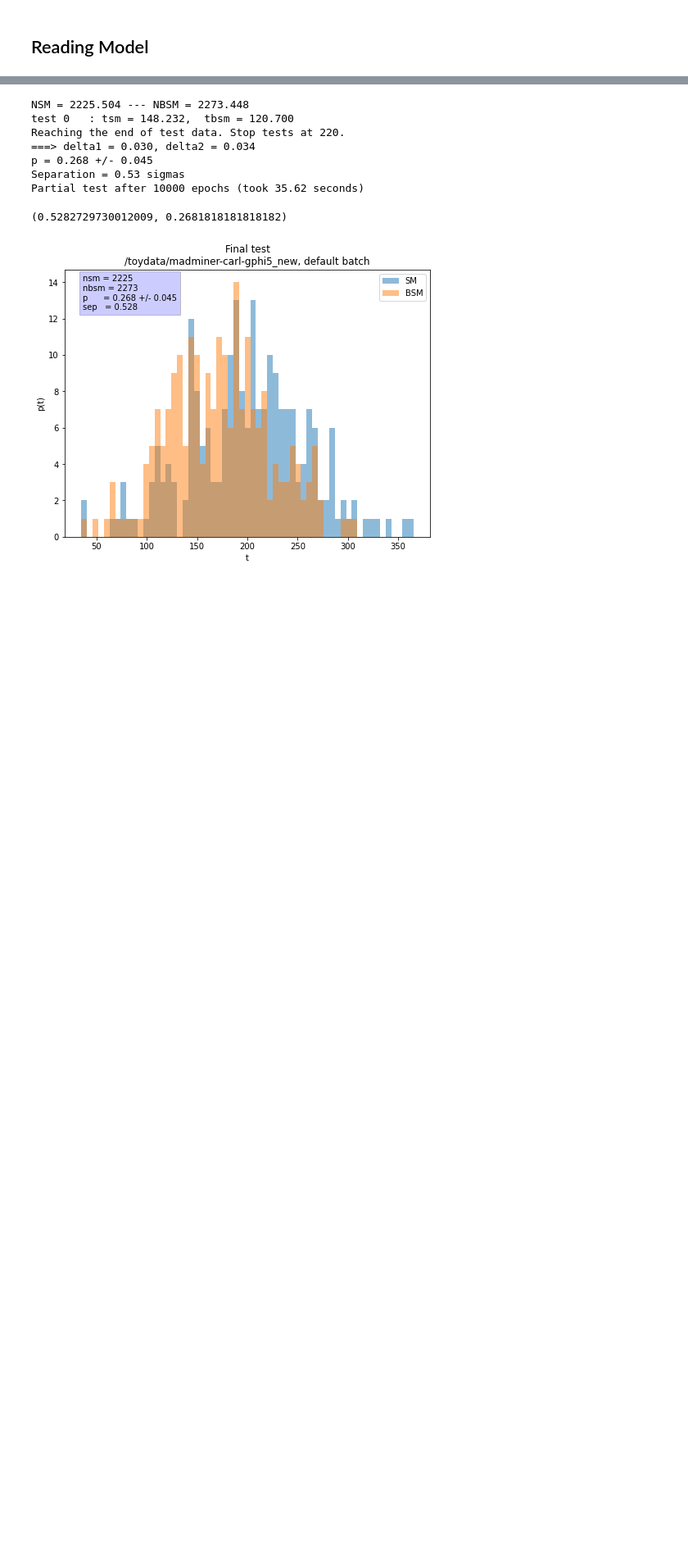
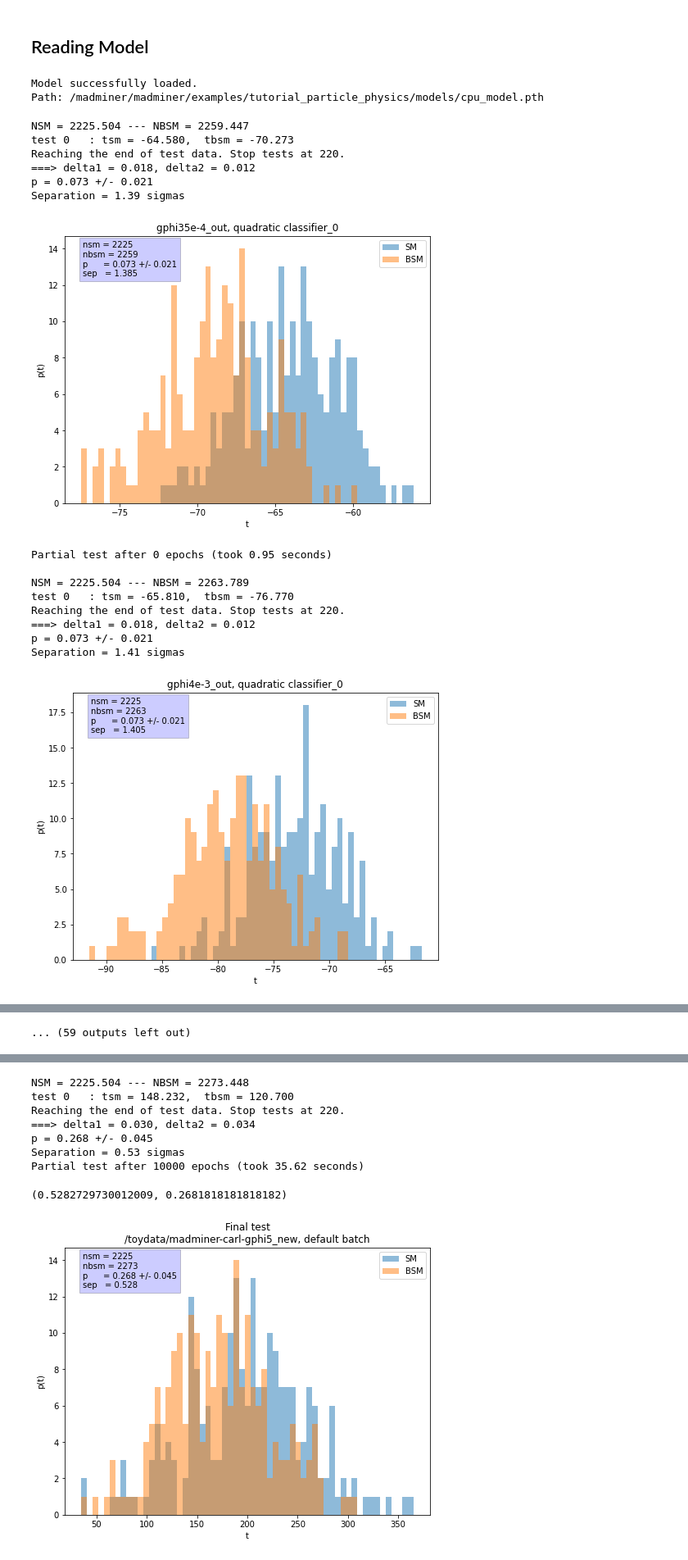
Before and after one commit to johannbrehmer/madminer, a Jupyter notebook: examples/tutorial_particle_physics/TestEstimator-Light.ipynb, the cells around one changed output, grey strips where cells are left out. Shown at 82% size. Drawn from its saved outputs; the diff is of its cells as text; code cells hidden in the pictures; blank space fills up the shorter version.

Commit message:
new tests using new data and paper units.

```diff
--- a/examples/tutorial_particle_physics/TestEstimator-Light.ipynb
+++ b/examples/tutorial_particle_physics/TestEstimator-Light.ipynb
@@ -179,11 +181,10 @@ def test_model_qc(model, test_input_sm, test_input_bsm, bsmparval, NSM, NBSM, ep
         deltap = (delta1**2 + delta2**2)**0.5
 
         results_path = os.getcwd()
-        /home/chen/Documents/ParametrizedClassifier/TrainedModels/cpu_model.pth
         if verbose_t:
             print('p = %.3f +/- %.3f' %(p, deltap))
             print('Separation = %.2f sigmas'%(sep))
-            training_properties = '/toydata/madminer-carl-'+title
+            training_properties = title
             plot_histogram(tsm, tbsm, int(NSM), int(NBSM), p, deltap, sep, epochs, e,
                                 training_properties, results_path)
             print('Partial test after %d epochs (took %.2f seconds)\n'
@@ -258,9 +259,7 @@ def plot_histogram(tsm, tbsm, nsm, nbsm, p, deltap, sep, epochs,
 def TestEstimator(estimator, gphival, gphival_name='', withXS=True, title_message='', qc=False):
 
     #toy data file path
-    if not gphival_name:
-        gphival_name = gphival
-    f = h5py.File(os.getcwd()+'/toydata/gphi_toydata_test_%s_out.h5'%(gphival_name), 'r')
+    f = h5py.File(os.getcwd()+'/toydata/gphi_toydata_test_%s.h5'%(gphival_name), 'r')
 
     #parse data
     Data = np.array(f['Data'])
@@ -286,7 +285,9 @@ def TestEstimator(estimator, gphival, gphival_name='', withXS=True, title_messag
     BSM_Data = Data_test[Label_test==1, :]
 
     #for plotting/ printing
-    n_epochs = current_epoch = int(1e4)
+    #n_epochs = current_epoch = int(1e4)
+    n_epochs = int(1e4)
+    current_epoch = 0
     results_path = os.getcwd()
     charge = 'plus'
 
@@ -297,20 +298,59 @@ def TestEstimator(estimator, gphival, gphival_name='', withXS=True, title_messag
     if withXS:
         if not qc:
             sep, p = test_model(estimator, SM_Data, BSM_Data, gphival, NSM, NBSM, n_epochs, current_epoch, n_meas, charge,
-                  verbose_t=True, verbose_period_t=1e5, title='gphi%s_new'%(gphival_name)+title_message)
+                  verbose_t=True, verbose_period_t=1e5, title='gphi%s'%(gphival_name)+title_message)
         else:
             sep, p = test_model_qc(estimator, SM_Data, BSM_Data, gphival, NSM, NBSM, n_epochs, current_epoch, n_meas, charge,
-                  verbose_t=True, verbose_period_t=1e5, title='gphi%s_new'%(gphival_name)+title_message)
+                  verbose_t=True, verbose_period_t=1e5, title='gphi%s'%(gphival_name)+title_message)
     else:
         if not qc:
             sep, p = test_model(estimator, SM_Data, BSM_Data, gphival, NSM, NBSM, n_epochs, current_epoch, n_meas, charge,
-              verbose_t=True, verbose_period_t=1e5, title='gphi%s_new_equalXS'%(gphival_name)+title_message)
+              verbose_t=True, verbose_period_t=1e5, title='gphi%s_equalXS'%(gphival_name)+title_message)
         else:
             sep, p = test_model_qc(estimator, SM_Data, BSM_Data, gphival, NSM, NBSM, n_epochs, current_epoch, n_meas, charge,
-              verbose_t=True, verbose_period_t=1e5, title='gphi%s_new_equalXS'%(gphival_name)+title_message)
+              verbose_t=True, verbose_period_t=1e5, title='gphi%s_equalXS'%(gphival_name)+title_message)
 
 
     f.close()
     return sep, p
 # %% [markdown]
 ## Reading Model
+# %%
+estimator = OurModel(AR=[9, 32, 32, 32, 32, 1])
+estimator.Load_CPU('cpu_model', os.getcwd()+'/models/')
+# %% [output]
+Model successfully loaded.
+Path: /madminer/madminer/examples/tutorial_particle_physics/models/cpu_model.pth
+# %%
+gphivals = [0.0035, 0.004, 0.005, 0.006, 0.05, 0.2, 0.5]
+gphival_names = ['35e-4_out', '4e-3_out', '5e-3_out', '6e-3_out', '5e-2_in', '2e-1_in', '5e-1_in']
+# %%
+total_seps, total_ps = [], []
+for i in range(5):
+    seps, ps = [], []
+    for gphival, gphival_name in zip(gphivals, gphival_names):
+        sep, p = TestEstimator(estimator, gphival, gphival_name, title_message=', quadratic classifier_%d'%i, qc=True)
+        seps.append(sep)
+        ps.append(p)
+    total_seps.append(seps)
+    total_ps.append(ps)
+
+final_sep = torch.Tensor(total_seps).mean(0)
+fianl_p = torch.Tensor(total_ps).mean(0)
+# %% [output]
+NSM = 2225.504 --- NBSM = 2259.447
+test 0   : tsm = -64.580,  tbsm = -70.273
+Reaching the end of test data. Stop tests at 220.
+===> delta1 = 0.018, delta2 = 0.012
+p = 0.073 +/- 0.021
+Separation = 1.39 sigmas
+[figure, added]
+Partial test after 0 epochs (took 0.95 seconds)
+
+NSM = 2225.504 --- NBSM = 2263.789
+test 0   : tsm = -65.810,  tbsm = -76.770
+Reaching the end of test data. Stop tests at 220.
+===> delta1 = 0.018, delta2 = 0.012
+p = 0.073 +/- 0.021
+Separation = 1.41 sigmas
+[figure, added]
@@ -316,0 +393 @@ def TestEstimator(estimator, gphival, gphival_name='', withXS=True, title_messag
+... (59 outputs left out)
```
Also changed, not shown: parts of 18 cells of this notebook.
